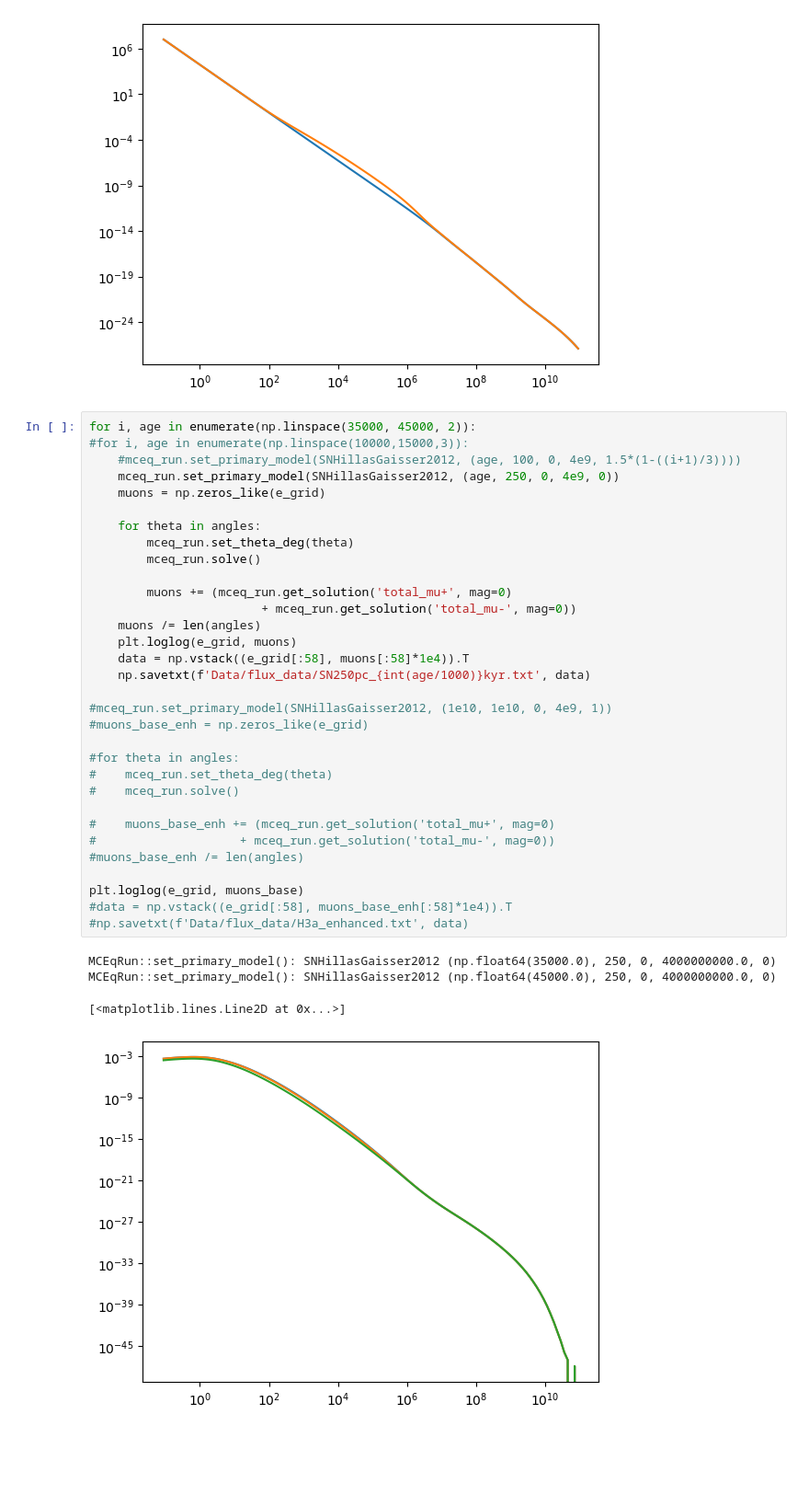
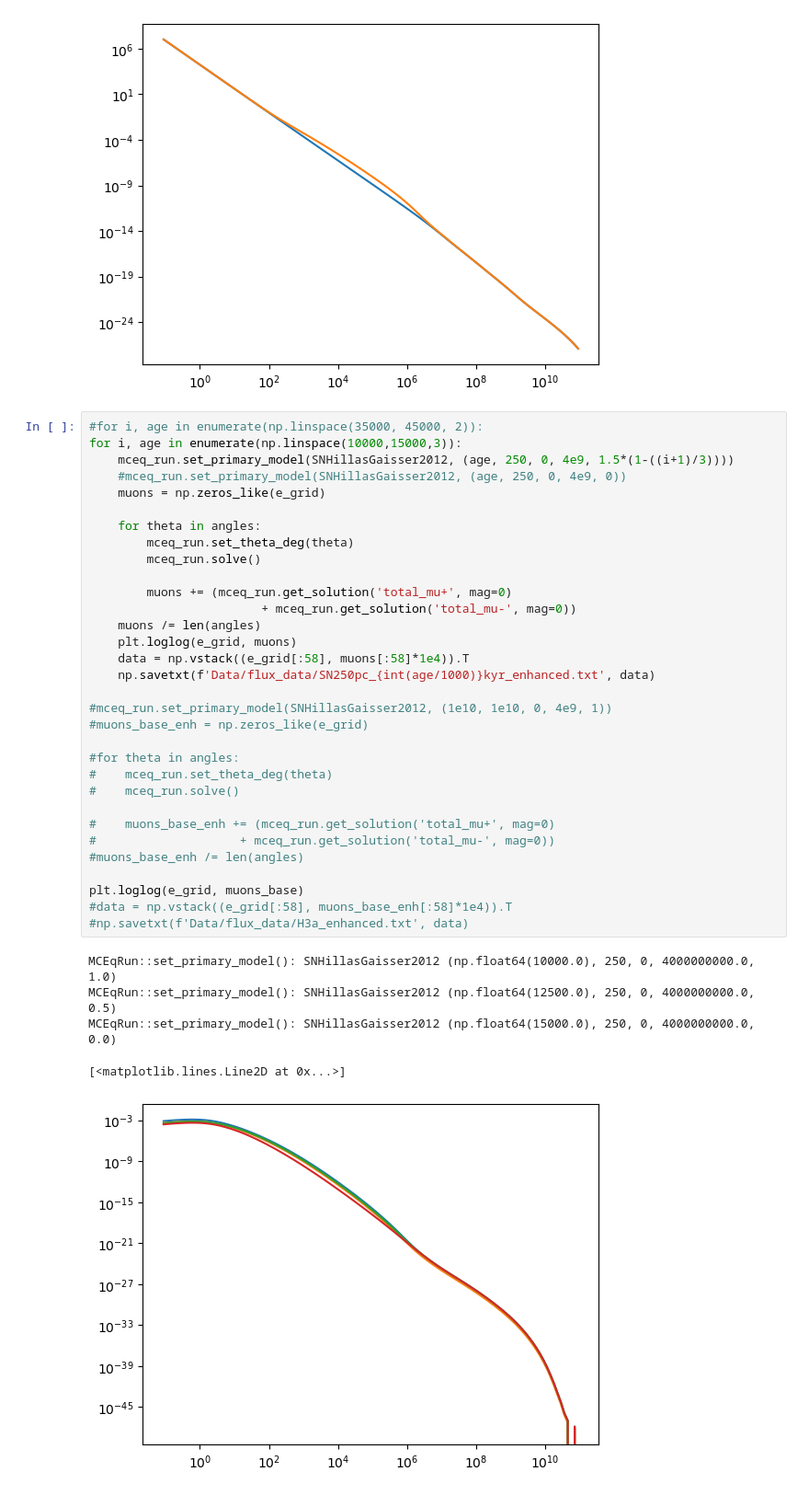
Before and after one commit to cgalelli/PrimusCode, a Jupyter notebook: Fluxmod.ipynb, the cells around one changed output. Shown at 92% size. Cells and saved outputs as stored; diff of their text form; blank space fills up the shorter version.

Commit message:
Correct enhanced fluxes

```diff
--- a/Fluxmod.ipynb
+++ b/Fluxmod.ipynb
@@ -119,39 +119,40 @@ plt.loglog(e_grid, flux2)
 [<matplotlib.lines.Line2D at 0x...>]
 [figure]
 # %%
-for i, age in enumerate(np.linspace(35000, 45000, 2)):
-#for i, age in enumerate(np.linspace(10000,15000,3)):
-    #mceq_run.set_primary_model(SNHillasGaisser2012, (age, 100, 0, 4e9, 1.5*(1-((i+1)/3))))
-    mceq_run.set_primary_model(SNHillasGaisser2012, (age, 250, 0, 4e9, 0))
+#for i, age in enumerate(np.linspace(35000, 45000, 2)):
+for i, age in enumerate(np.linspace(10000,15000,3)):
+    mceq_run.set_primary_model(SNHillasGaisser2012, (age, 250, 0, 4e9, 1.5*(1-((i+1)/3))))
+    #mceq_run.set_primary_model(SNHillasGaisser2012, (age, 250, 0, 4e9, 0))
     muons = np.zeros_like(e_grid)
 
     for theta in angles:
         mceq_run.set_theta_deg(theta)
         mceq_run.solve()
 
         muons += (mceq_run.get_solution('total_mu+', mag=0)
                         + mceq_run.get_solution('total_mu-', mag=0))
     muons /= len(angles)
     plt.loglog(e_grid, muons)
     data = np.vstack((e_grid[:58], muons[:58]*1e4)).T
-    np.savetxt(f'Data/flux_data/SN250pc_{int(age/1000)}kyr.txt', data)
+    np.savetxt(f'Data/flux_data/SN250pc_{int(age/1000)}kyr_enhanced.txt', data)
 
 #mceq_run.set_primary_model(SNHillasGaisser2012, (1e10, 1e10, 0, 4e9, 1))
 #muons_base_enh = np.zeros_like(e_grid)
 
 #for theta in angles:
 #    mceq_run.set_theta_deg(theta)
 #    mceq_run.solve()
 
 #    muons_base_enh += (mceq_run.get_solution('total_mu+', mag=0)
 #                    + mceq_run.get_solution('total_mu-', mag=0))
 #muons_base_enh /= len(angles)
 
 plt.loglog(e_grid, muons_base)
 #data = np.vstack((e_grid[:58], muons_base_enh[:58]*1e4)).T
 #np.savetxt(f'Data/flux_data/H3a_enhanced.txt', data)
 # %% [output]
-MCEqRun::set_primary_model(): SNHillasGaisser2012 (np.float64(35000.0), 250, 0, 4000000000.0, 0)
-MCEqRun::set_primary_model(): SNHillasGaisser2012 (np.float64(45000.0), 250, 0, 4000000000.0, 0)
+MCEqRun::set_primary_model(): SNHillasGaisser2012 (np.float64(10000.0), 250, 0, 4000000000.0, 1.0)
+MCEqRun::set_primary_model(): SNHillasGaisser2012 (np.float64(12500.0), 250, 0, 4000000000.0, 0.5)
+MCEqRun::set_primary_model(): SNHillasGaisser2012 (np.float64(15000.0), 250, 0, 4000000000.0, 0.0)
 [<matplotlib.lines.Line2D at 0x...>]
-[figure, old version]
+[figure, new version]
```
Also changed, not shown: 4 other files.
